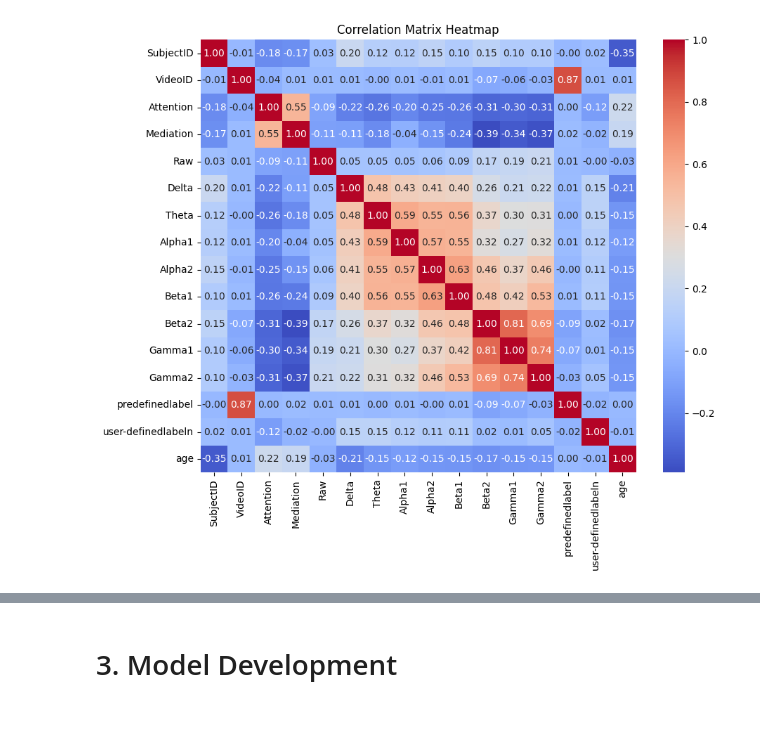
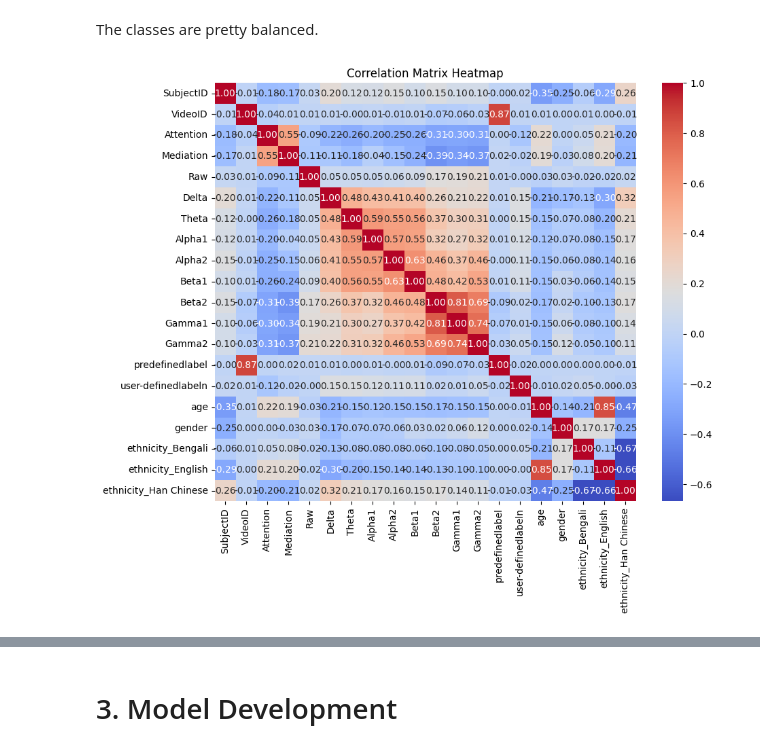
Before and after one commit to kangyuj0531/confusion-analysis, a Jupyter notebook: confucius.ipynb, the cells around one changed output, grey strips where cells are left out. Saved outputs shown, nothing was run; the diff lists cells and outputs as text; code cells hidden in the pictures; blank space fills up the shorter version.

```diff
--- a/confucius.ipynb
+++ b/confucius.ipynb
@@ -19,7 +28,8 @@ data.describe()
 # %%
 info = pd.read_csv('archive/demographic_info.csv')
 info = info.rename(columns={'subject ID':'SubjectID'})
-info.head()
+info.columns = info.columns.str.strip()
+info
 # %% [output]
 |  | SubjectID | age | ethnicity | gender |
 | 0 | 0 | 25 | Han Chinese | M |
@@ -29,0 +45,4 @@ info.head()
+# %%
+info['gender'] = [1 if x=='M' else 0 for x in info['gender']]
+info = pd.get_dummies(info, columns=['ethnicity'])
+info
@@ -30,6 +61,5 @@ info.head()
 # %%
 df = data.merge(info, how = 'inner', on='SubjectID')
-df.columns = df.columns.str.strip()
 df.head()
 # %% [output]
 |  | SubjectID | VideoID | Attention | Mediation | Raw | Delta | Theta | Alpha1 | Alpha2 | Beta1 | ... |
@@ -127,13 +109,12 @@ Index(['SubjectID', 'VideoID', 'Attention', 'Mediation', 'Raw', 'Delta',
+# %% [markdown]
+The classes are pretty balanced.
 # %%
-import seaborn as sns
-import matplotlib.pyplot as plt
-
-corr_matrix = df.drop(columns=['ethnicity', 'gender']).corr()
+corr_matrix = df.corr()
 
 # Create a heatmap
 plt.figure(figsize=(10, 8))
 sns.heatmap(corr_matrix, annot=True, cmap='coolwarm', fmt='.2f')
 plt.title('Correlation Matrix Heatmap')
 plt.show()
 # %% [output]
-[figure, old version]
+[figure, new version]
```
Also changed, not shown: parts of 36 cells of this notebook.
